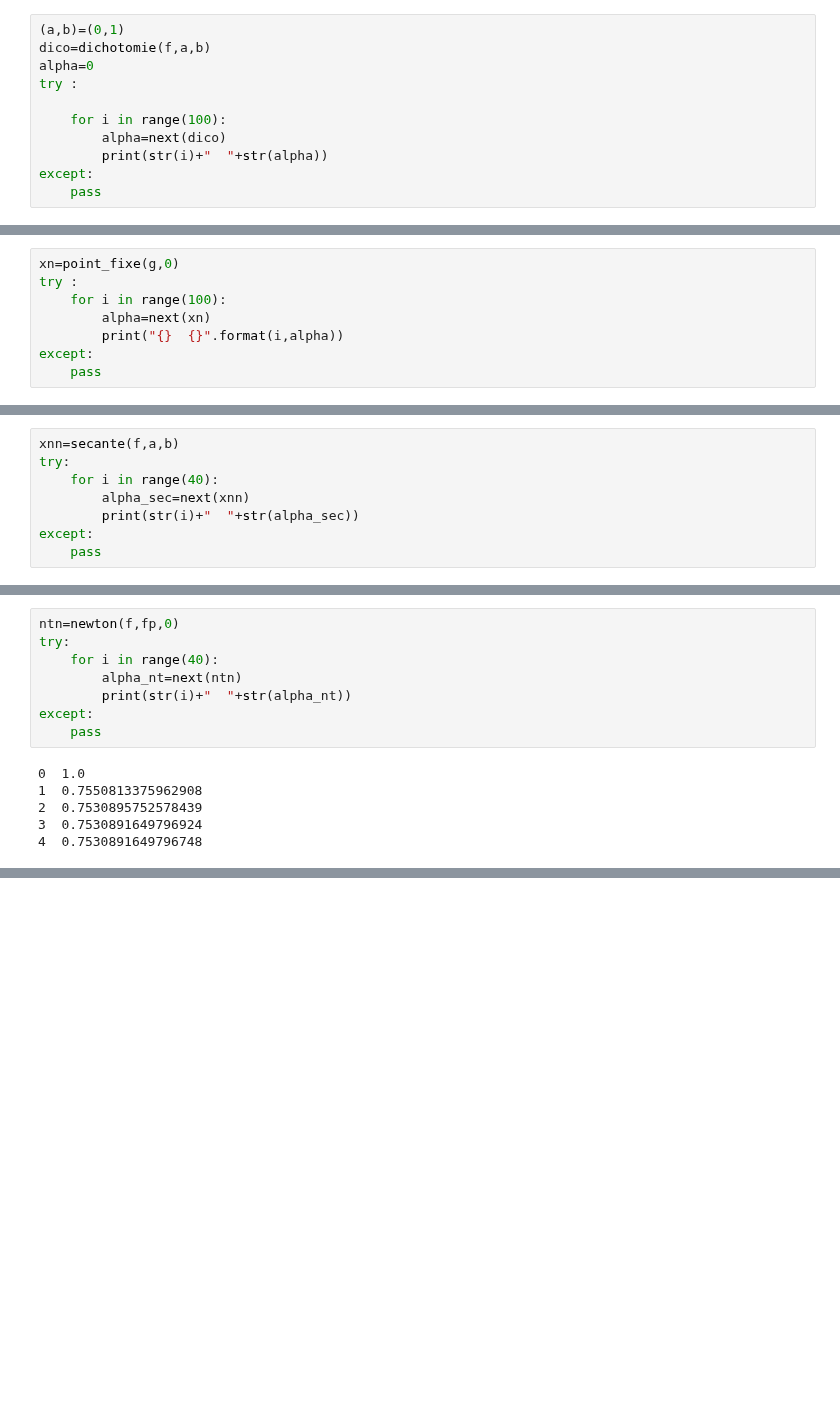
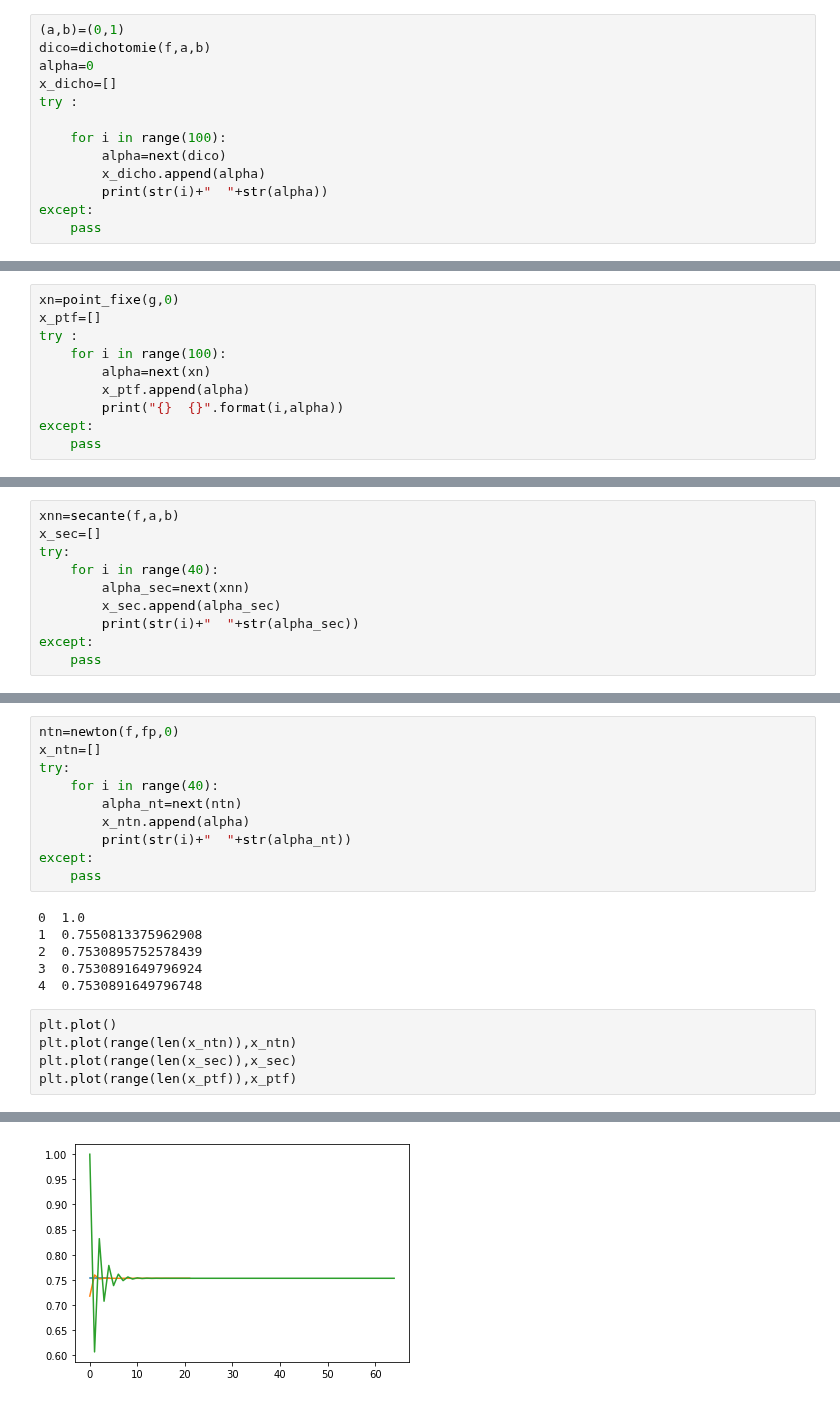
Before and after one commit to Elhadiq/NonLinearEquationSolverAndAnimator, a Jupyter notebook: Notebooks/Résolution des equations non linéaires.ipynb, the cells around one changed output, grey strips where cells are left out. Saved outputs shown, nothing was run; the diff lists cells and outputs as text; blank space fills up the shorter version.

```diff
--- a/Notebooks/Résolution des equations non linéaires.ipynb
+++ b/Notebooks/Résolution des equations non linéaires.ipynb
@@ -30,10 +30,12 @@ def dichotomie(f,a,b):
 (a,b)=(0,1)
 dico=dichotomie(f,a,b)
 alpha=0
+x_dicho=[]
 try :
 
     for i in range(100):
         alpha=next(dico)
+        x_dicho.append(alpha)
         print(str(i)+"  "+str(alpha))
 except:
     pass
@@ -94,9 +96,11 @@ def point_fixe(g, x0):
             break
 # %%
 xn=point_fixe(g,0)
+x_ptf=[]
 try :
     for i in range(100):
         alpha=next(xn)
+        x_ptf.append(alpha)
         print("{}  {}".format(i,alpha))
 except:
     pass
@@ -157,9 +161,11 @@ def secante(f,a,b):
             break
 # %%
 xnn=secante(f,a,b)
+x_sec=[]
 try:
     for i in range(40):
         alpha_sec=next(xnn)
+        x_sec.append(alpha_sec)
         print(str(i)+"  "+str(alpha_sec))
 except:
     pass
@@ -197,9 +203,11 @@ def newton(f,fp,x0):
 fp=lambda x:-x*np.exp(-x**2/2)-1
 # %%
 ntn=newton(f,fp,0)
+x_ntn=[]
 try:
     for i in range(40):
         alpha_nt=next(ntn)
+        x_ntn.append(alpha)
         print(str(i)+"  "+str(alpha_nt))
 except:
     pass
@@ -209,3 +217,9 @@ except:
 2  0.7530895752578439
 3  0.7530891649796924
 4  0.7530891649796748
+# %%
+plt.plot()
+plt.plot(range(len(x_ntn)),x_ntn)
+plt.plot(range(len(x_sec)),x_sec)
+plt.plot(range(len(x_ptf)),x_ptf)
+# %% [output]
@@ -211,0 +227 @@ except:
+[figure, added]
```
Also changed, not shown: parts of 4 cells of this notebook, 7 other files.
